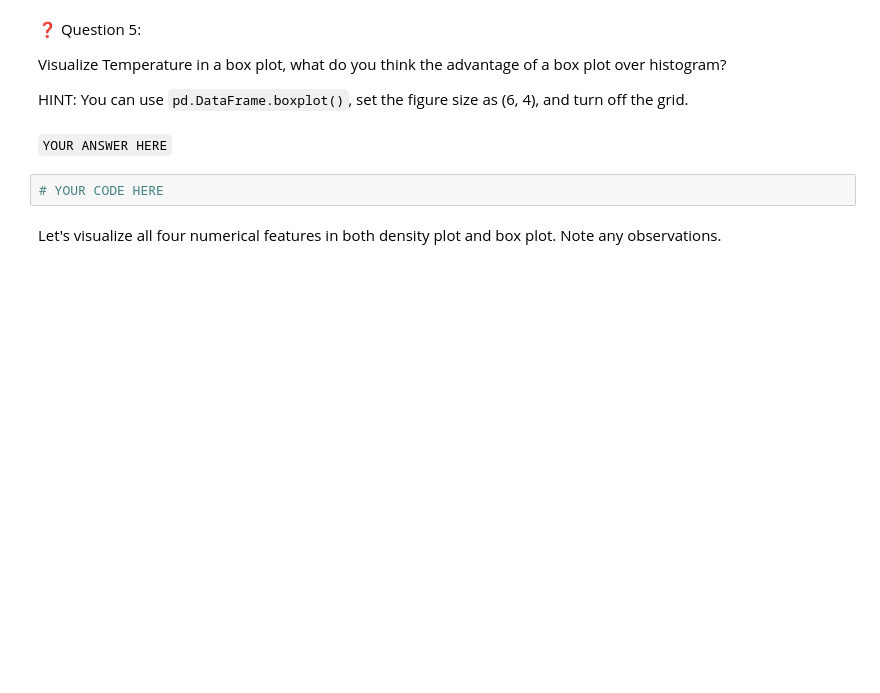
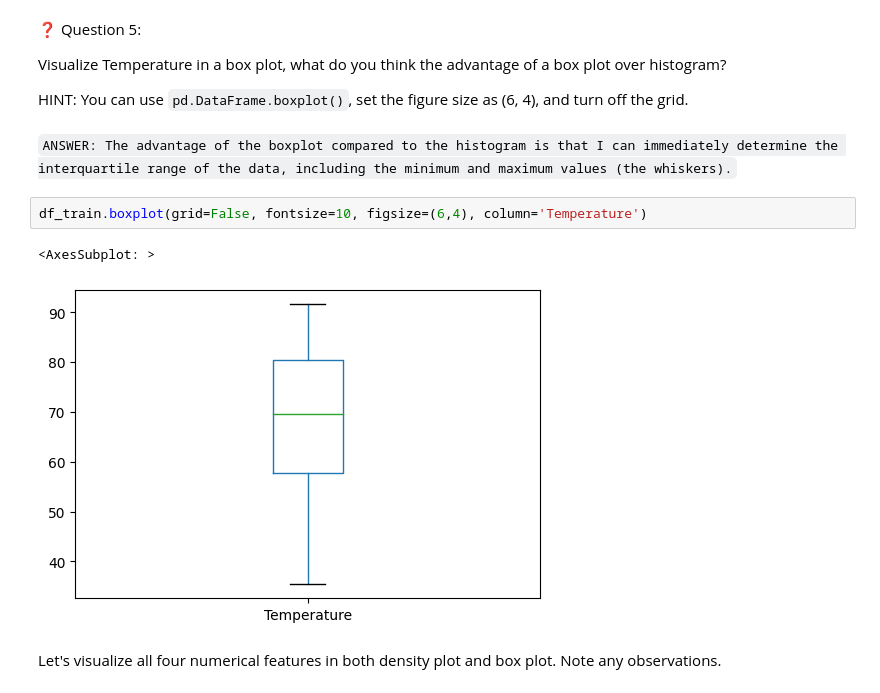
Before and after one commit to curtpond/MLE-10, a Jupyter notebook: assignments/week-04-data-eng-airflow/nb/walmart-sales-data.ipynb, the cells around one changed output. Saved outputs shown, nothing was run; the diff lists cells and outputs as text; blank space fills up the shorter version.

```diff
--- a/assignments/week-04-data-eng-airflow/nb/walmart-sales-data.ipynb
+++ b/assignments/week-04-data-eng-airflow/nb/walmart-sales-data.ipynb
@@ -478,9 +478,12 @@ Visualize Temperature in a box plot, what do you think the advantage of a box pl
 
 HINT: You can use `pd.DataFrame.boxplot()`, set the figure size as (6, 4), and turn off the grid.
 # %% [markdown]
-`YOUR ANSWER HERE`
+`ANSWER: The advantage of the boxplot compared to the histogram is that I can immediately determine the interquartile range of the data, including the minimum and maximum values (the whiskers).`
 # %%
-# YOUR CODE HERE
+df_train.boxplot(grid=False, fontsize=10, figsize=(6,4), column='Temperature')
+# %% [output]
+<AxesSubplot: >
+[figure, added]
 # %% [markdown]
 Let's visualize all four numerical features in both density plot and box plot. Note any observations.
 # %%
```
Also changed, not shown: parts of 7 cells of this notebook.
